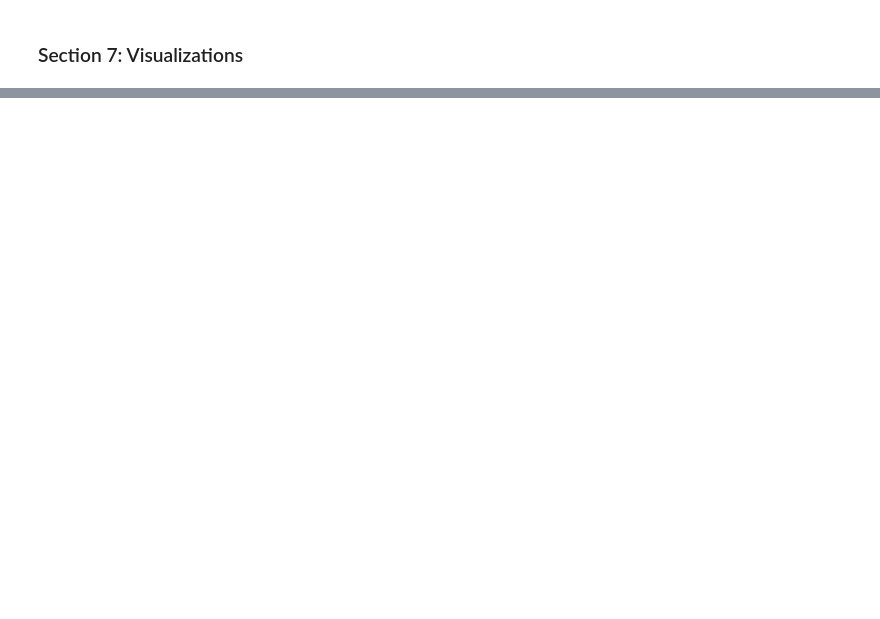
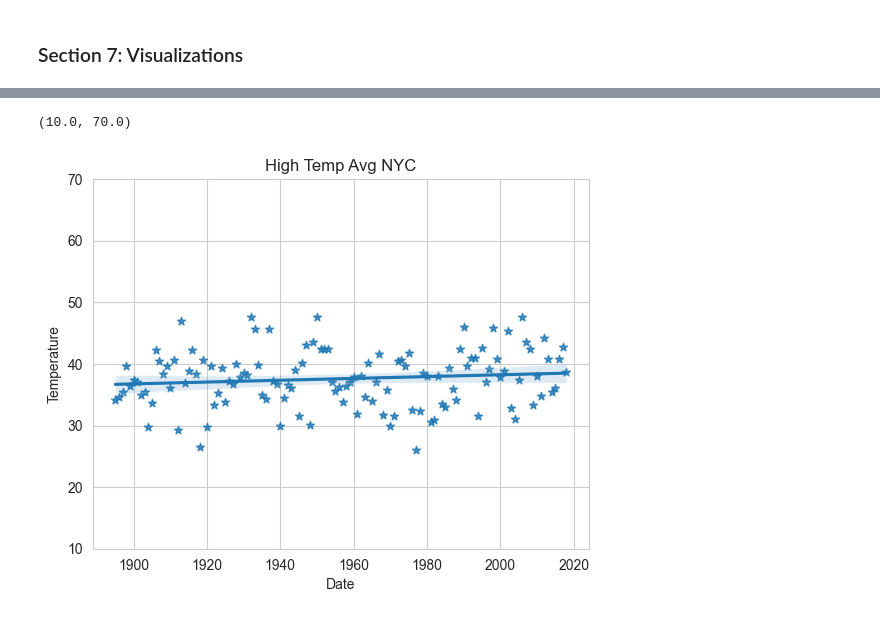
Before and after one commit to mindy0cruz/datafun-07-ml, a Jupyter notebook: mindycruz_ml.ipynb, the cells around one changed output, grey strips where cells are left out. Saved outputs shown, nothing was run; the diff lists cells and outputs as text; code cells hidden in the pictures; blank space fills up the shorter version.

```diff
--- a/mindycruz_ml.ipynb
+++ b/mindycruz_ml.ipynb
@@ -127,0 +147,9 @@ Average Fahrenheit Temp for Jan 2024: 8.993817869394187
+# %%
+# scale axis
+sns.set_style('whitegrid')
+axes = sns.regplot (x=nyc.Date, y= nyc.Temperature, marker= '*')
+axes.set_title('High Temp Avg NYC')
+axes.set_ylim(10,70)
+# %% [output]
+(10.0, 70.0)
+[figure, added]
```
Also changed, not shown: parts of 5 cells of this notebook.
